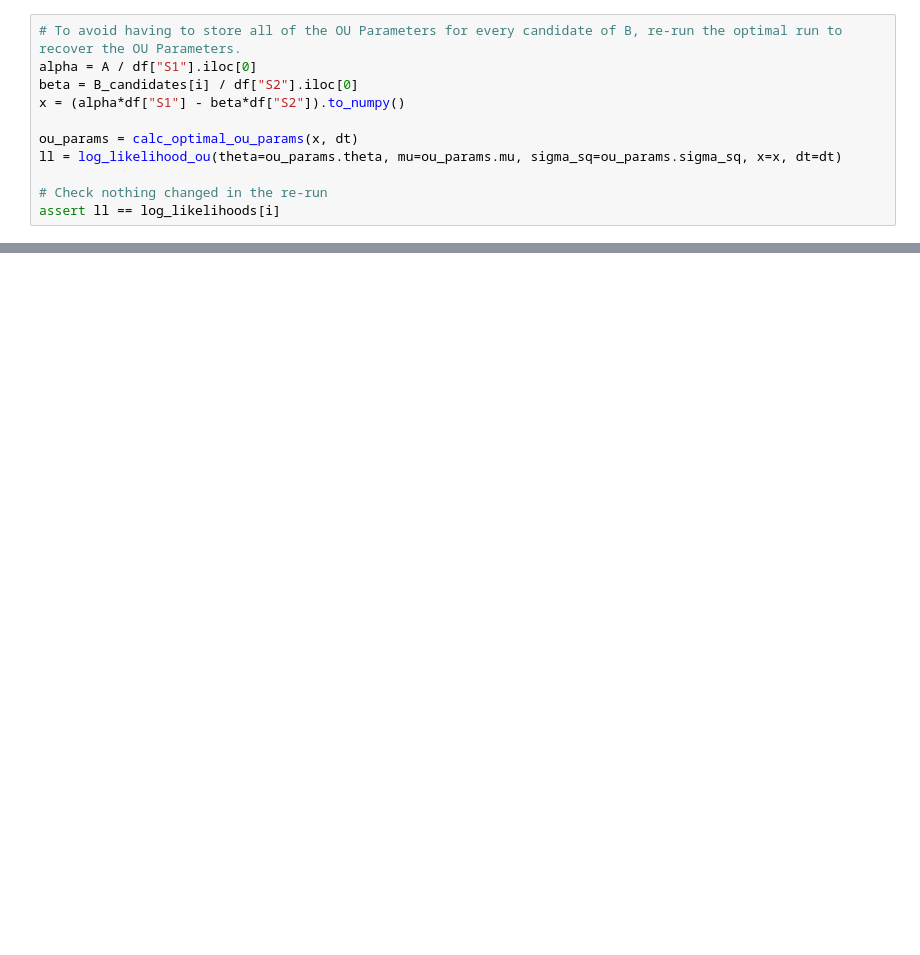
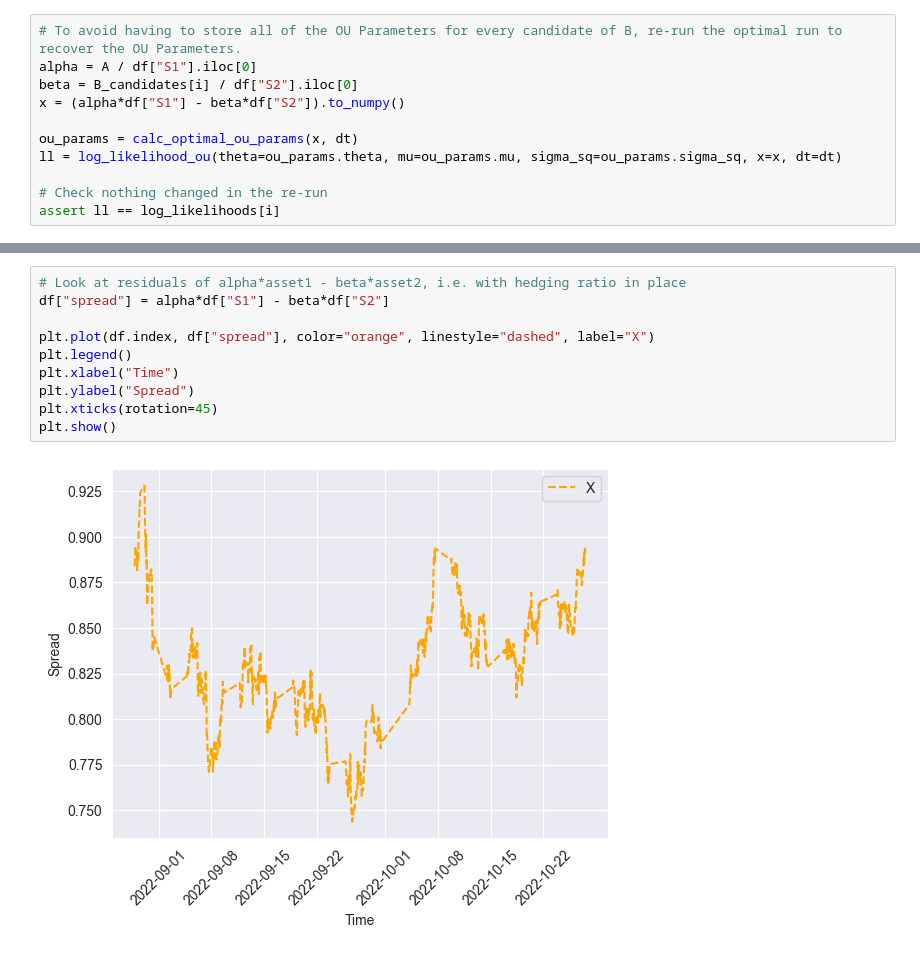
Before and after one commit to webclinic017/trading-40, a Jupyter notebook: algo/mean_reversion/trade_strat_mr_ou_process.ipynb, the cells around one changed output, grey strips where cells are left out. Drawn from its saved outputs; the diff is of its cells as text; blank space fills up the shorter version.

```diff
--- a/algo/mean_reversion/trade_strat_mr_ou_process.ipynb
+++ b/algo/mean_reversion/trade_strat_mr_ou_process.ipynb
@@ -235,0 +251,12 @@ pc diff ll    = -1.071%
+# %%
+# Look at residuals of alpha*asset1 - beta*asset2, i.e. with hedging ratio in place
+df["spread"] = alpha*df["S1"] - beta*df["S2"]
+
+plt.plot(df.index, df["spread"], color="orange", linestyle="dashed", label="X")
+plt.legend()
+plt.xlabel("Time")
+plt.ylabel("Spread")
+plt.xticks(rotation=45)
+plt.show()
+# %% [output]
+[figure, added]
```
Also changed, not shown: parts of 10 cells of this notebook.
